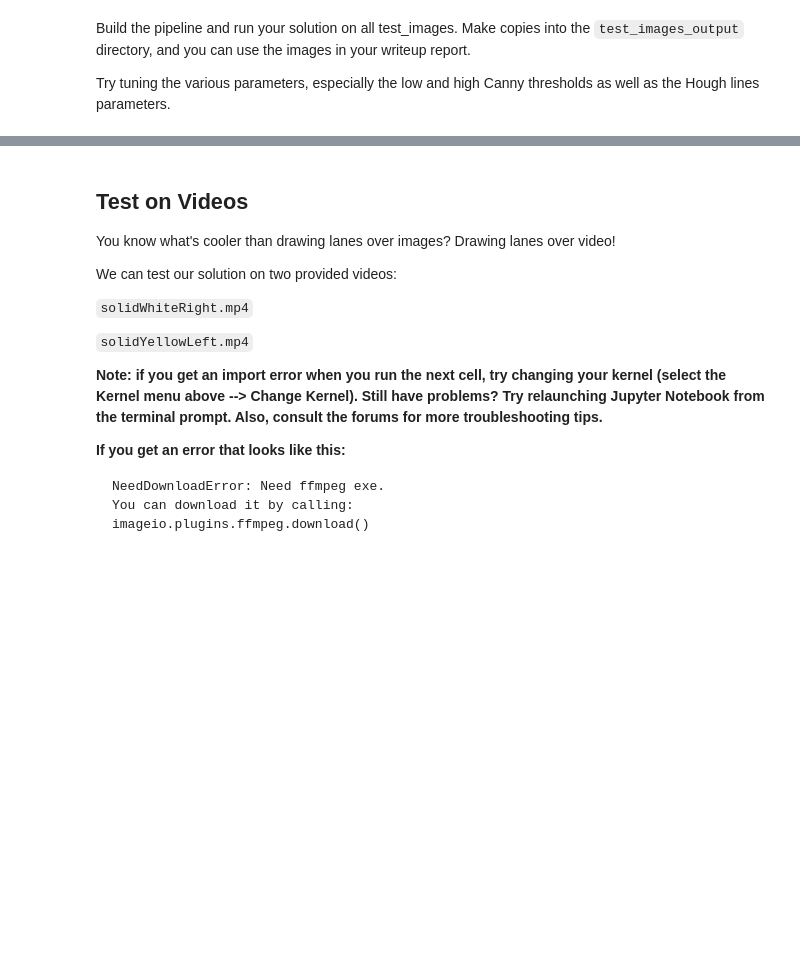
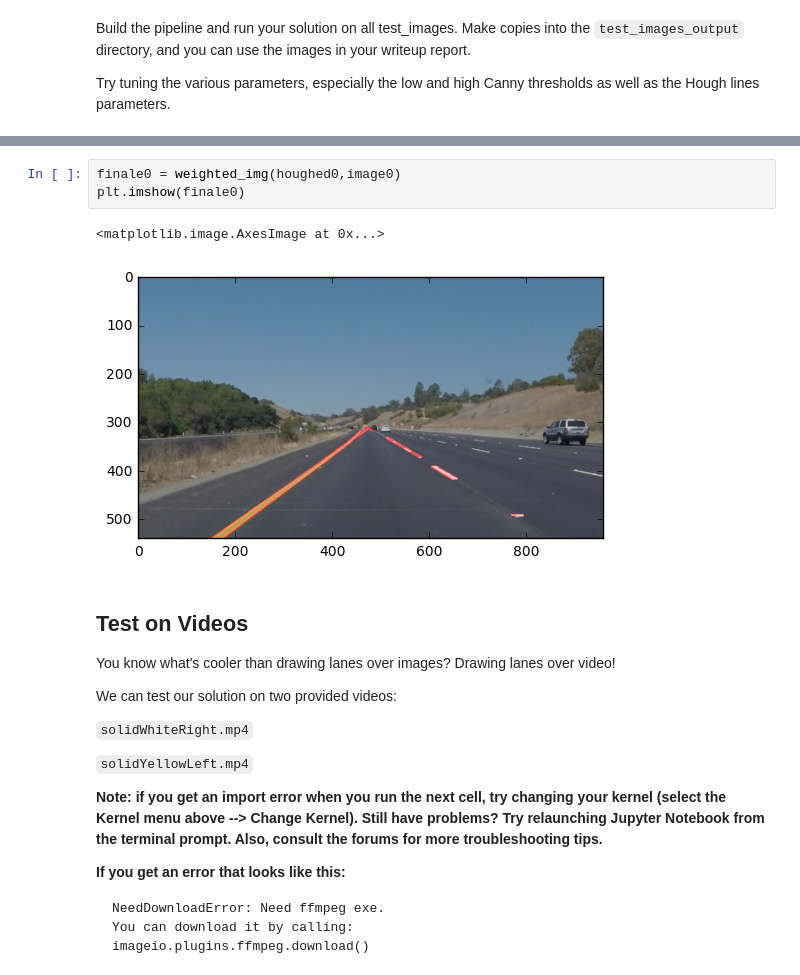
Before and after one commit to hokimank/CarND-LaneLines-P1, a Jupyter notebook: P1.ipynb, the cells around one changed output, grey strips where cells are left out. Saved outputs shown, nothing was run; the diff lists cells and outputs as text; blank space fills up the shorter version.

```diff
--- a/P1.ipynb
+++ b/P1.ipynb
@@ -187,3 +123,9 @@ Try tuning the various parameters, especially the low and high Canny thresholds
+# %%
+finale0 = weighted_img(houghed0,image0)
+plt.imshow(finale0)
+# %% [output]
+<matplotlib.image.AxesImage at 0x...>
+[figure, added]
 # %% [markdown]
 ## Test on Videos
 
```
Also changed, not shown: parts of 13 cells of this notebook.
